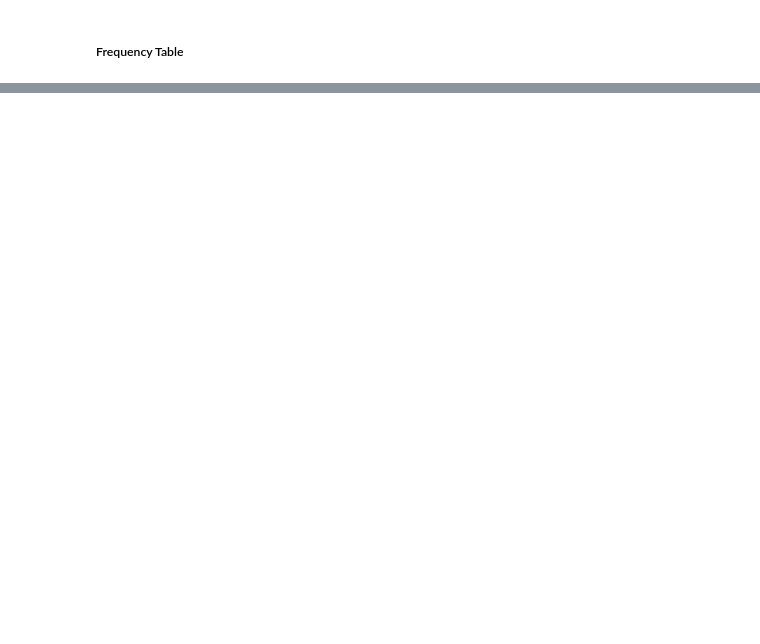
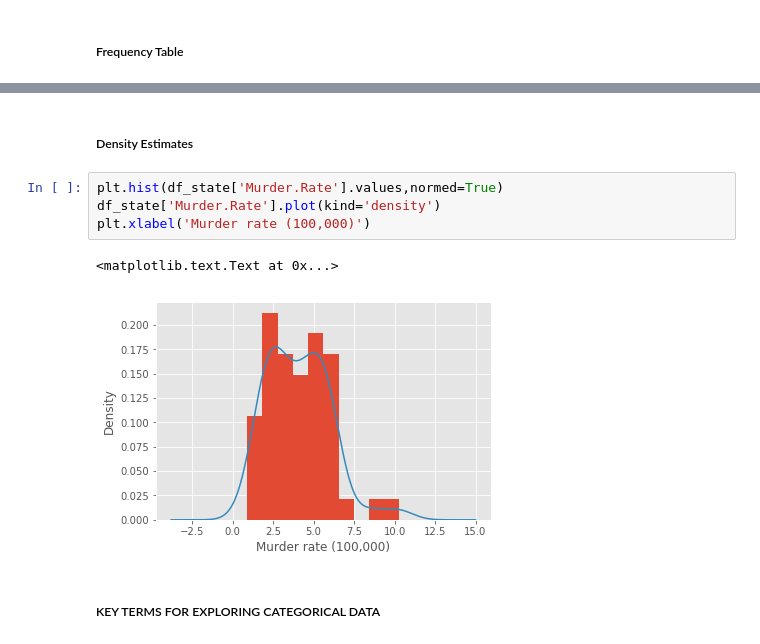
Before and after one commit to dhanonethree/xml2csv, a Jupyter notebook: Chapter1.ipynb, the cells around one changed output, grey strips where cells are left out. Cells and saved outputs as stored; diff of their text form; blank space fills up the shorter version.

```diff
--- a/Chapter1.ipynb
+++ b/Chapter1.ipynb
@@ -336,0 +338,11 @@ Index([u'(526935.67, 3899110.545]', u'(3899110.545, 7234595.0909]',
+# %% [markdown]
+##### Density Estimates
+# %%
+plt.hist(df_state['Murder.Rate'].values,normed=True)
+df_state['Murder.Rate'].plot(kind='density')
+plt.xlabel('Murder rate (100,000)')
+# %% [output]
+<matplotlib.text.Text at 0x...>
+[figure, added]
+# %% [markdown]
+##### KEY TERMS FOR EXPLORING CATEGORICAL DATA
```
Also changed, not shown: parts of 28 cells of this notebook.
